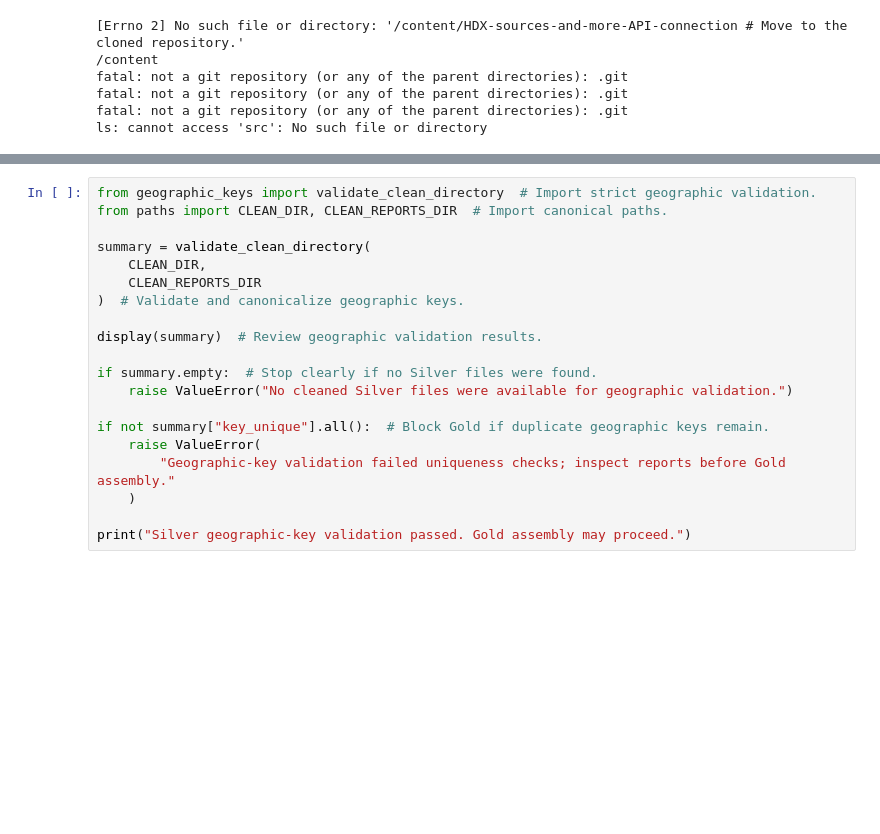
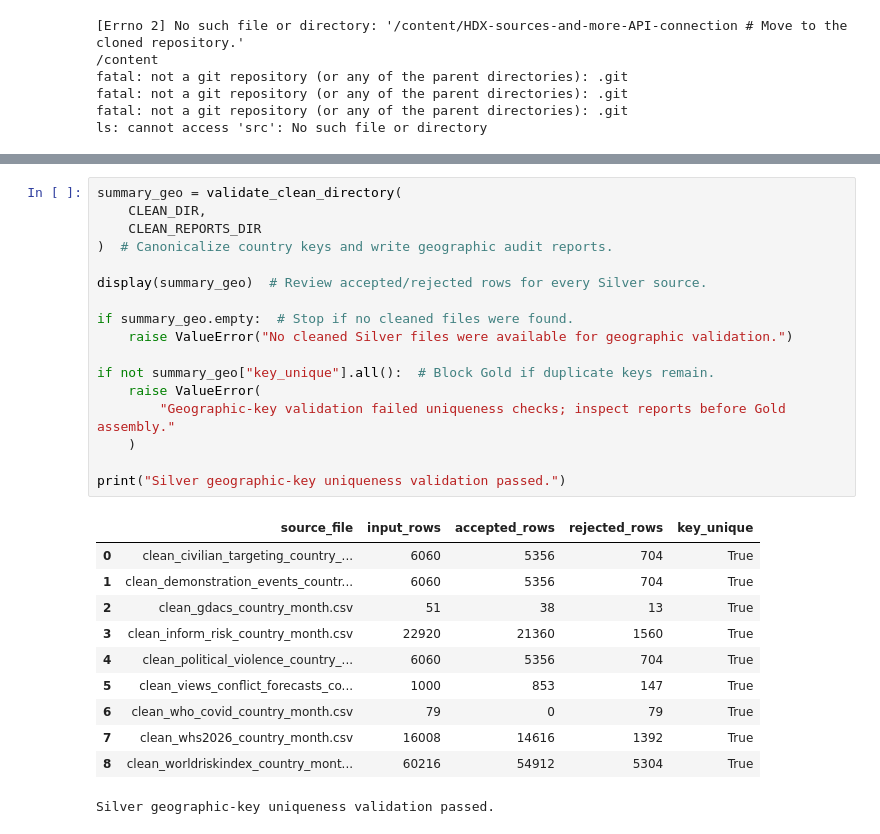
Before and after one commit to Arobnett/HDX-sources-and-more-API-connection, a Jupyter notebook: notebooks/03b_validate_geographic_keys.ipynb, the cells around one changed output, grey strips where cells are left out. Drawn from its saved outputs; the diff is of its cells as text; blank space fills up the shorter version.

```diff
--- a/notebooks/03b_validate_geographic_keys.ipynb
+++ b/notebooks/03b_validate_geographic_keys.ipynb
@@ -36,20 +76,29 @@ print(f"\nCleaned Silver CSVs created: {len(list(CLEAN_DIR.glob('*.csv')))}")
 # %%
-from geographic_keys import validate_clean_directory  # Import strict geographic validation.
-from paths import CLEAN_DIR, CLEAN_REPORTS_DIR  # Import canonical paths.
-
-summary = validate_clean_directory(
+summary_geo = validate_clean_directory(
     CLEAN_DIR,
     CLEAN_REPORTS_DIR
-)  # Validate and canonicalize geographic keys.
+)  # Canonicalize country keys and write geographic audit reports.
 
-display(summary)  # Review geographic validation results.
+display(summary_geo)  # Review accepted/rejected rows for every Silver source.
 
-if summary.empty:  # Stop clearly if no Silver files were found.
+if summary_geo.empty:  # Stop if no cleaned files were found.
     raise ValueError("No cleaned Silver files were available for geographic validation.")
 
-if not summary["key_unique"].all():  # Block Gold if duplicate geographic keys remain.
+if not summary_geo["key_unique"].all():  # Block Gold if duplicate keys remain.
     raise ValueError(
         "Geographic-key validation failed uniqueness checks; inspect reports before Gold assembly."
     )
 
-print("Silver geographic-key validation passed. Gold assembly may proceed.")
+print("Silver geographic-key uniqueness validation passed.")
+# %% [output]
+|  | source_file | input_rows | accepted_rows | rejected_rows | key_unique |
+| 0 | clean_civilian_targeting_country_... | 6060 | 5356 | 704 | True |
+| 1 | clean_demonstration_events_countr... | 6060 | 5356 | 704 | True |
+| 2 | clean_gdacs_country_month.csv | 51 | 38 | 13 | True |
+| 3 | clean_inform_risk_country_month.csv | 22920 | 21360 | 1560 | True |
+| 4 | clean_political_violence_country_... | 6060 | 5356 | 704 | True |
+| 5 | clean_views_conflict_forecasts_co... | 1000 | 853 | 147 | True |
+| 6 | clean_who_covid_country_month.csv | 79 | 0 | 79 | True |
+| 7 | clean_whs2026_country_month.csv | 16008 | 14616 | 1392 | True |
+| 8 | clean_worldriskindex_country_mont... | 60216 | 54912 | 5304 | True |
+Silver geographic-key uniqueness validation passed.
```
Also changed, not shown: parts of 4 cells of this notebook.
